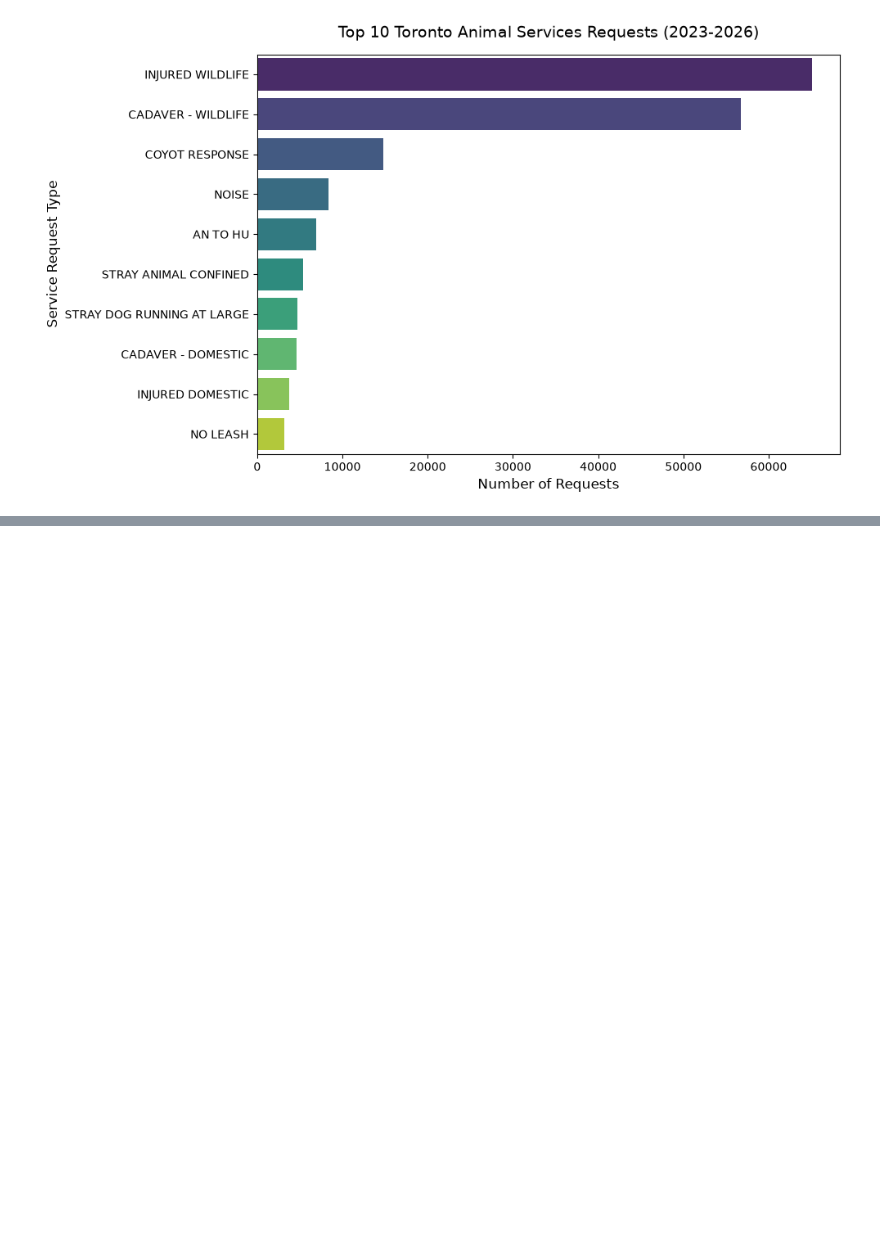
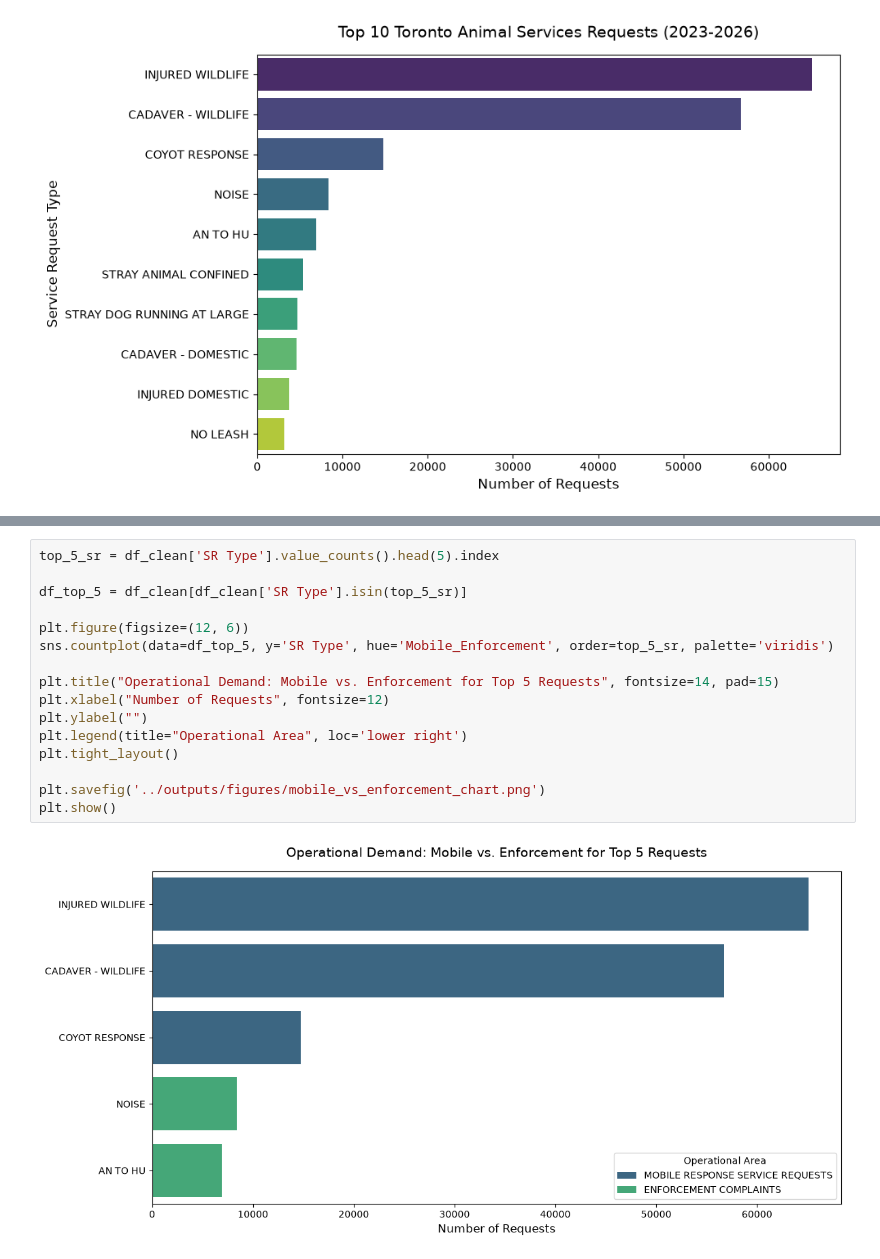
Before and after one commit to hemen-dev/toronto-animal-services-analysis, a Jupyter notebook: notebooks/analysis.ipynb, the cells around one changed output, grey strips where cells are left out. Drawn from its saved outputs; the diff is of its cells as text; blank space fills up the shorter version.

```diff
--- a/notebooks/analysis.ipynb
+++ b/notebooks/analysis.ipynb
@@ -149,0 +154,18 @@ Activity Year
+# %%
+top_5_sr = df_clean['SR Type'].value_counts().head(5).index
+
+df_top_5 = df_clean[df_clean['SR Type'].isin(top_5_sr)]
+
+plt.figure(figsize=(12, 6))
+sns.countplot(data=df_top_5, y='SR Type', hue='Mobile_Enforcement', order=top_5_sr, palette='viridis')
+
+plt.title("Operational Demand: Mobile vs. Enforcement for Top 5 Requests", fontsize=14, pad=15)
+plt.xlabel("Number of Requests", fontsize=12)
+plt.ylabel("")
+plt.legend(title="Operational Area", loc='lower right')
+plt.tight_layout()
+
+plt.savefig('../outputs/figures/mobile_vs_enforcement_chart.png')
+plt.show()
+# %% [output]
+[figure, added]
```
Also changed, not shown: parts of 2 cells of this notebook, 3 other files.
